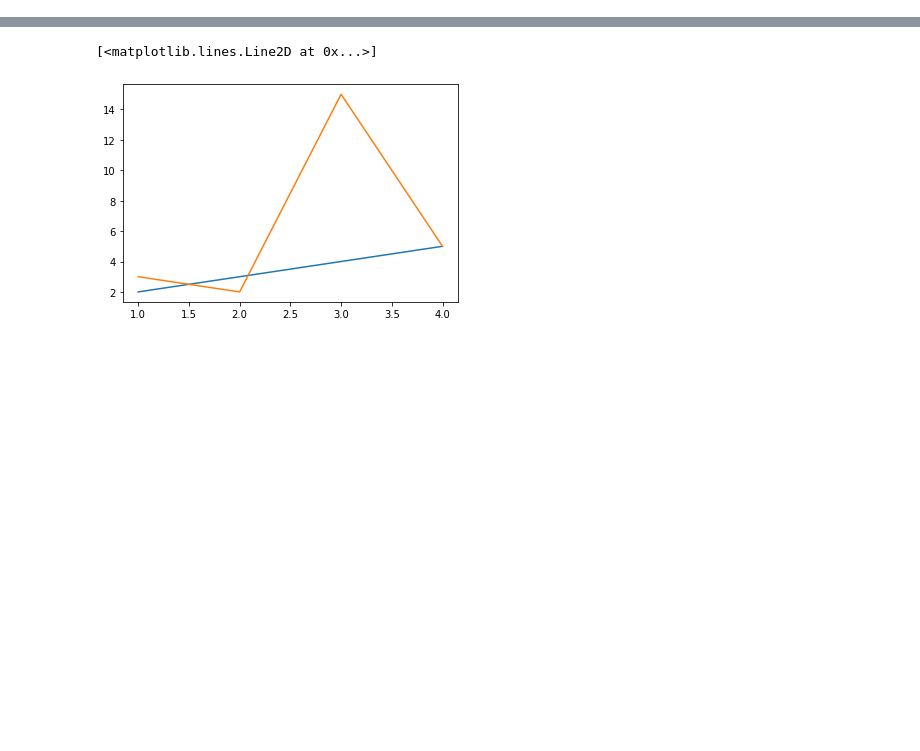
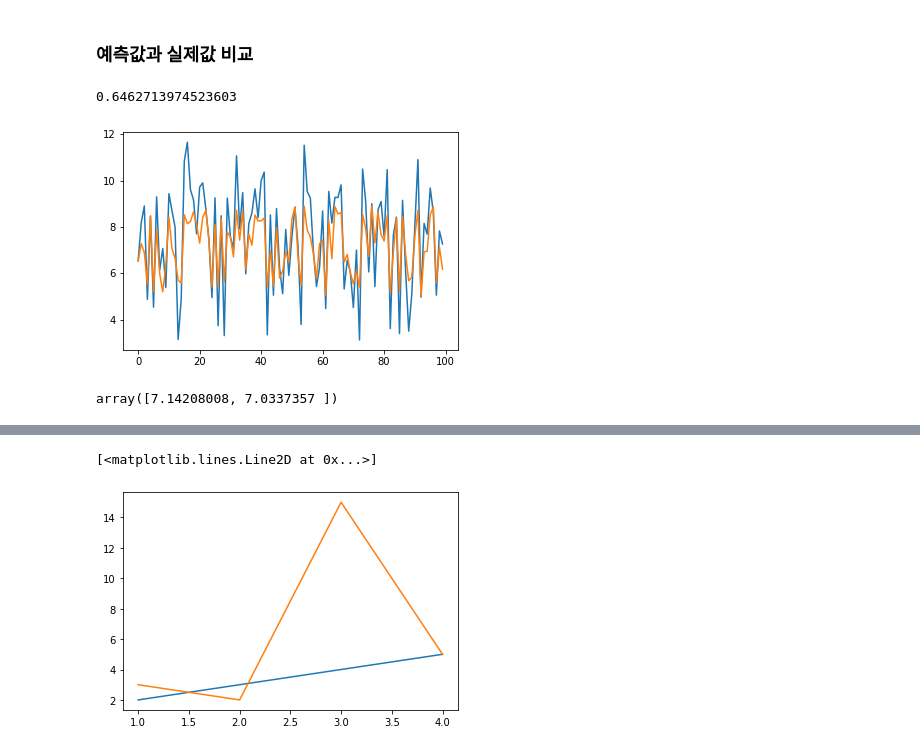
Before and after one commit to akangel0307/Onepredict_study, a Jupyter notebook: Gradient_descent.ipynb, the cells around one changed output, grey strips where cells are left out. Drawn from its saved outputs; the diff is of its cells as text; code cells hidden in the pictures; blank space fills up the shorter version.

```diff
--- a/Gradient_descent.ipynb
+++ b/Gradient_descent.ipynb
@@ -41,0 +58,48 @@ predict_list
+# %%
+## vector 로 구현한 linear regression
+
+X = 2 * np.random.rand(100,2) # 100,1
+y = 4 +3 * X+np.random.randn(100,1) # 100,1
+
+theta = np.random.randn(2,1) #TODO theta의 값을 X 의 n 차원에 맞게 임의로 생성해줬지만, 어떻게 해줘야할지 모르겠음.
+
+
+m = len(y)
+predict = X.dot(theta)
+cost = (1/2*m)*sum((predict-y)**2)
+
+## gradient descent
+learning_rate = 0.01
+iterations = 10000000 #TODO 자동으로 최적값을 찾아줄수있게 바꿔야함
+
+cost_history = np.zeros(iterations)
+theta_history = np.zeros((iterations,2))
+
+for i in range(iterations):
+    predict = np.dot(X,theta)
+    theta = theta - (1/m)*learning_rate*(X.T.dot((predict-y)))
+
+## y_pred = theta1*X + theta0
+theta1 = theta.T[1][0] # Theta 1
+theta0 = theta.T[0][0] # Theta 0
+
+y_pred = theta1*X + theta0
+# %% [markdown]
+### 예측값과 실제값 비교
+# %%
+plt.plot(y[:,0])
+plt.plot(y_pred[:,0])
+
+y_bar = sum(y)/len(y)
+SST = sum((y-y_bar)**2)
+SSR = sum((y-y_pred)**2)
+R_squre = 1 - SSR/SST
+
+print(R_squre[0])
+# %% [output]
+0.6462713974523603
+[figure, added]
+# %%
+sum(y)/len(y)
+# %% [output]
+array([7.14208008, 7.0337357 ])
```
Also changed, not shown: parts of 39 cells of this notebook.
